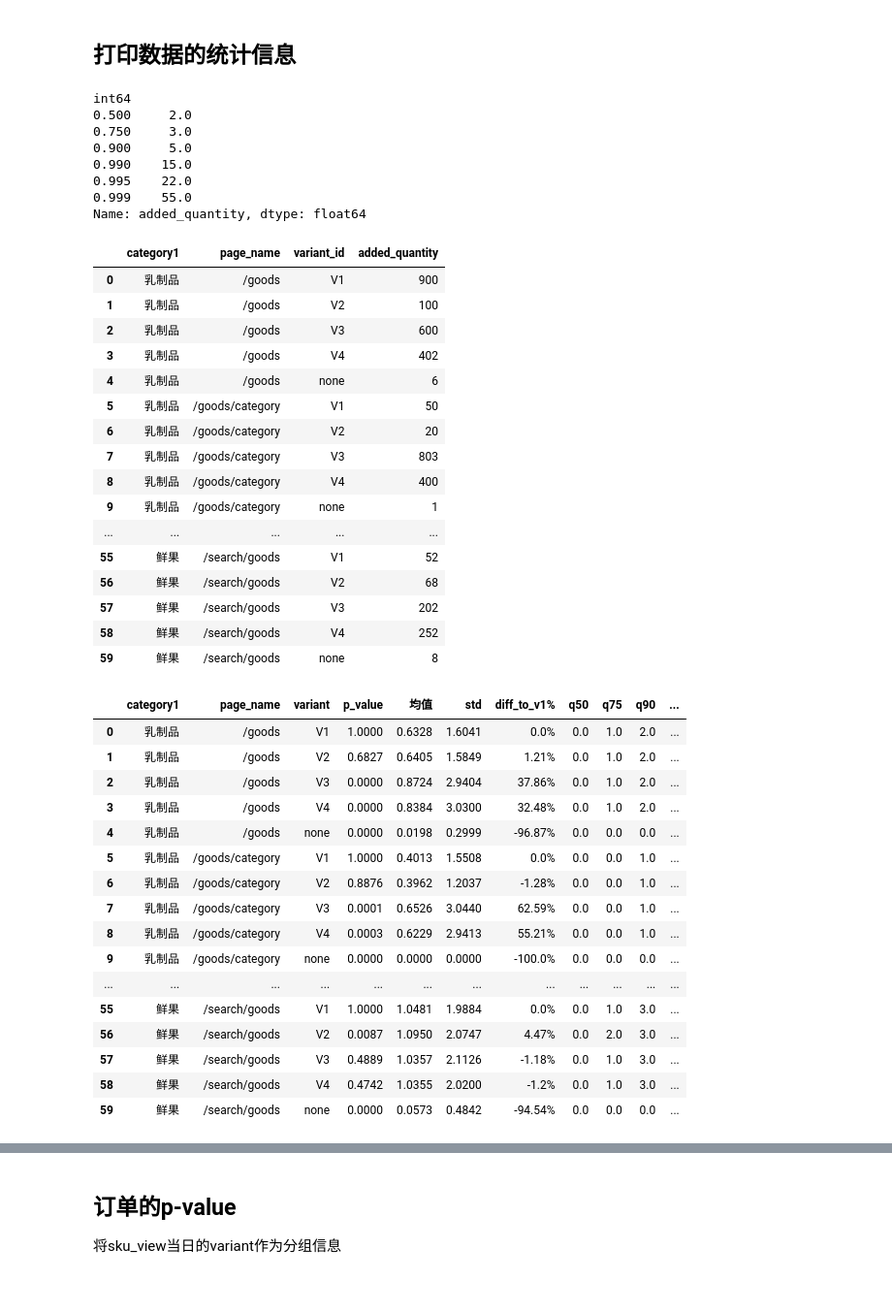
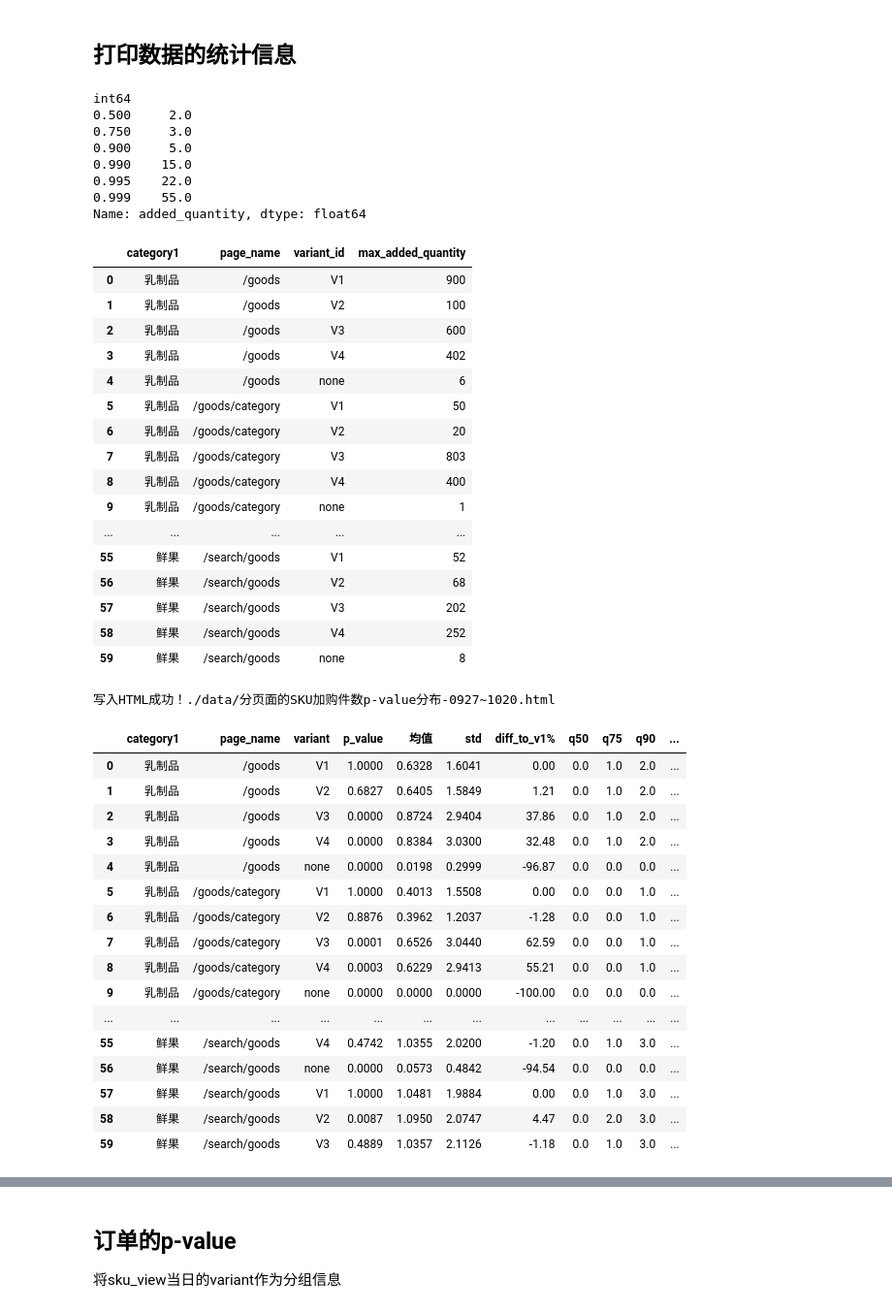
Before and after one commit to chrisptang/aliyun-devops, a Jupyter notebook: AB实验全量后数据分析.ipynb, the cells around one changed output, grey strips where cells are left out. Shown: that part at 97% size. Drawn from its saved outputs; the diff is of its cells as text; code cells hidden in the pictures.

```diff
--- a/AB实验全量后数据分析.ipynb
+++ b/AB实验全量后数据分析.ipynb
@@ -337,8 +425,14 @@ max_added_quantity_df = analytics_df.groupby(
     ["category1", "page_name", "variant_id"], as_index=False
 )["added_quantity"].max()
 
+max_added_quantity_df.rename(
+    columns={"added_quantity": "max_added_quantity"}, inplace=True
+)
+
 # Sort values
-max_added_quantity_df.sort_values(by=["category1", "page_name", "variant_id"], inplace=True)
+max_added_quantity_df.sort_values(
+    by=["category1", "page_name", "variant_id"], inplace=True
+)
 max_added_quantity_df
 # %% [output]
 int64
@@ -349,7 +443,7 @@ int64
 0.995    22.0
 0.999    55.0
 Name: added_quantity, dtype: float64
-|  | category1 | page_name | variant_id | added_quantity |
+|  | category1 | page_name | variant_id | max_added_quantity |
 | 0 | 乳制品 | /goods | V1 | 900 |
 | 1 | 乳制品 | /goods | V2 | 100 |
 | 2 | 乳制品 | /goods | V3 | 600 |
@@ -408,7 +502,7 @@ def calculate_p_values(
             stats = {
                 "均值": round(test.mean(), 4),
                 "std": round(test.std(), 4),
-                "diff_to_v1%": f"{round(100.00*(test.mean() - control_avg) / control_avg,2)}%",
+                "diff_to_v1%": round(100.00*(test.mean() - control_avg) / control_avg,2),
                 "q50": test.quantile(0.5),
                 "q75": test.quantile(0.75),
                 "q90": test.quantile(0.9),
@@ -465,30 +559,44 @@ def calculate_p_values(
 # %%
 # Calculate p-values
 p_values_df = calculate_p_values(
-    analytics_df[(analytics_df["event_date"] <= "20241020")&(analytics_df["added_quantity"] <= 50)], metric="added_quantity"
+    analytics_df[
+        (analytics_df["event_date"] <= "20241020")
+        & (analytics_df["added_quantity"] <= 50)
+    ],
+    metric="added_quantity",
 )
 
-# View the results
-p_values_df.to_html(f"./data/分页面的SKU加购件数p-value分布-{p_values_df.iloc[0]['日期范围']}.html")
+p_values_df.sort_values(by=["category1", "page_name", "variant"],inplace=True)
+title = f"分页面的SKU加购件数p-value分布-{p_values_df.iloc[0]['日期范围']}"
+
+html_content = dataframe_to_html(df=p_values_df, title=title)
+file_path = f"./data/{title}.html"
+
+# 保存HTML到本地文件：
+with open(file_path, "w", encoding="utf-8") as f:
+    f.write(html_content)
+
+print(f"写入HTML成功！{file_path}")
 p_values_df
 # %% [output]
+写入HTML成功！./data/分页面的SKU加购件数p-value分布-0927~1020.html
 |  | category1 | page_name | variant | p_value | 均值 | std | diff_to_v1% | q50 | q75 | q90 | ... |
-| 0 | 乳制品 | /goods | V1 | 1.0000 | 0.6328 | 1.6041 | 0.0% | 0.0 | 1.0 | 2.0 | ... |
-| 1 | 乳制品 | /goods | V2 | 0.6827 | 0.6405 | 1.5849 | 1.21% | 0.0 | 1.0 | 2.0 | ... |
-| 2 | 乳制品 | /goods | V3 | 0.0000 | 0.8724 | 2.9404 | 37.86% | 0.0 | 1.0 | 2.0 | ... |
-| 3 | 乳制品 | /goods | V4 | 0.0000 | 0.8384 | 3.0300 | 32.48% | 0.0 | 1.0 | 2.0 | ... |
-| 4 | 乳制品 | /goods | none | 0.0000 | 0.0198 | 0.2999 | -96.87% | 0.0 | 0.0 | 0.0 | ... |
-| 5 | 乳制品 | /goods/category | V1 | 1.0000 | 0.4013 | 1.5508 | 0.0% | 0.0 | 0.0 | 1.0 | ... |
-| 6 | 乳制品 | /goods/category | V2 | 0.8876 | 0.3962 | 1.2037 | -1.28% | 0.0 | 0.0 | 1.0 | ... |
-| 7 | 乳制品 | /goods/category | V3 | 0.0001 | 0.6526 | 3.0440 | 62.59% | 0.0 | 0.0 | 1.0 | ... |
-| 8 | 乳制品 | /goods/category | V4 | 0.0003 | 0.6229 | 2.9413 | 55.21% | 0.0 | 0.0 | 1.0 | ... |
-| 9 | 乳制品 | /goods/category | none | 0.0000 | 0.0000 | 0.0000 | -100.0% | 0.0 | 0.0 | 0.0 | ... |
+| 0 | 乳制品 | /goods | V1 | 1.0000 | 0.6328 | 1.6041 | 0.00 | 0.0 | 1.0 | 2.0 | ... |
+| 1 | 乳制品 | /goods | V2 | 0.6827 | 0.6405 | 1.5849 | 1.21 | 0.0 | 1.0 | 2.0 | ... |
+| 2 | 乳制品 | /goods | V3 | 0.0000 | 0.8724 | 2.9404 | 37.86 | 0.0 | 1.0 | 2.0 | ... |
+| 3 | 乳制品 | /goods | V4 | 0.0000 | 0.8384 | 3.0300 | 32.48 | 0.0 | 1.0 | 2.0 | ... |
+| 4 | 乳制品 | /goods | none | 0.0000 | 0.0198 | 0.2999 | -96.87 | 0.0 | 0.0 | 0.0 | ... |
+| 5 | 乳制品 | /goods/category | V1 | 1.0000 | 0.4013 | 1.5508 | 0.00 | 0.0 | 0.0 | 1.0 | ... |
+| 6 | 乳制品 | /goods/category | V2 | 0.8876 | 0.3962 | 1.2037 | -1.28 | 0.0 | 0.0 | 1.0 | ... |
+| 7 | 乳制品 | /goods/category | V3 | 0.0001 | 0.6526 | 3.0440 | 62.59 | 0.0 | 0.0 | 1.0 | ... |
+| 8 | 乳制品 | /goods/category | V4 | 0.0003 | 0.6229 | 2.9413 | 55.21 | 0.0 | 0.0 | 1.0 | ... |
+| 9 | 乳制品 | /goods/category | none | 0.0000 | 0.0000 | 0.0000 | -100.00 | 0.0 | 0.0 | 0.0 | ... |
 | ... | ... | ... | ... | ... | ... | ... | ... | ... | ... | ... | ... |
-| 55 | 鲜果 | /search/goods | V1 | 1.0000 | 1.0481 | 1.9884 | 0.0% | 0.0 | 1.0 | 3.0 | ... |
-| 56 | 鲜果 | /search/goods | V2 | 0.0087 | 1.0950 | 2.0747 | 4.47% | 0.0 | 2.0 | 3.0 | ... |
-| 57 | 鲜果 | /search/goods | V3 | 0.4889 | 1.0357 | 2.1126 | -1.18% | 0.0 | 1.0 | 3.0 | ... |
-| 58 | 鲜果 | /search/goods | V4 | 0.4742 | 1.0355 | 2.0200 | -1.2% | 0.0 | 1.0 | 3.0 | ... |
-| 59 | 鲜果 | /search/goods | none | 0.0000 | 0.0573 | 0.4842 | -94.54% | 0.0 | 0.0 | 0.0 | ... |
+| 55 | 鲜果 | /search/goods | V4 | 0.4742 | 1.0355 | 2.0200 | -1.20 | 0.0 | 1.0 | 3.0 | ... |
+| 56 | 鲜果 | /search/goods | none | 0.0000 | 0.0573 | 0.4842 | -94.54 | 0.0 | 0.0 | 0.0 | ... |
+| 57 | 鲜果 | /search/goods | V1 | 1.0000 | 1.0481 | 1.9884 | 0.00 | 0.0 | 1.0 | 3.0 | ... |
+| 58 | 鲜果 | /search/goods | V2 | 0.0087 | 1.0950 | 2.0747 | 4.47 | 0.0 | 2.0 | 3.0 | ... |
+| 59 | 鲜果 | /search/goods | V3 | 0.4889 | 1.0357 | 2.1126 | -1.18 | 0.0 | 1.0 | 3.0 | ... |
 # %%
 # Calculate p-values
 p_values_added_times_df = calculate_p_values(
```
Also changed, not shown: parts of 3 cells of this notebook, 1 other file.
